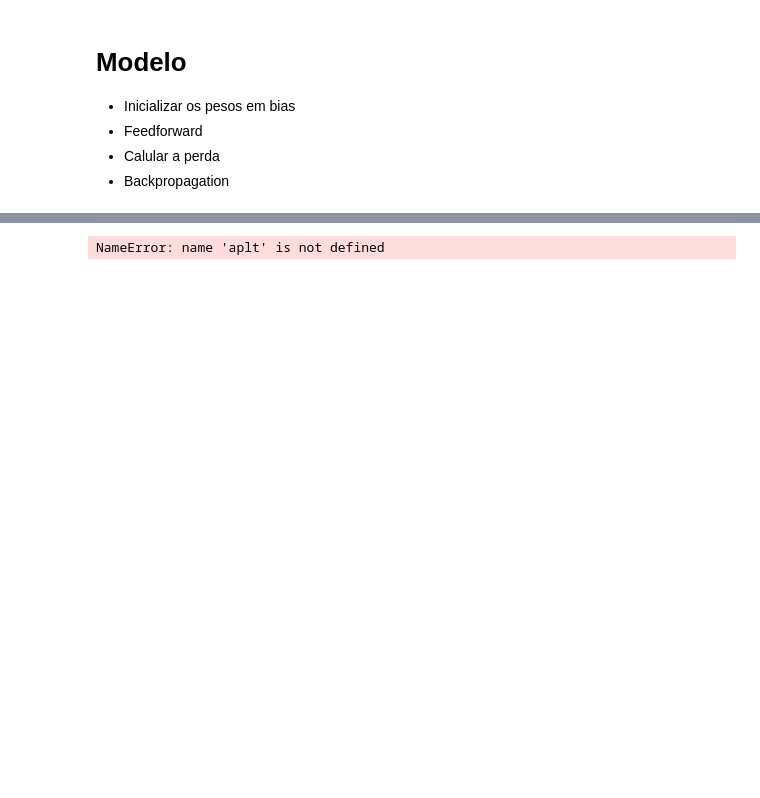
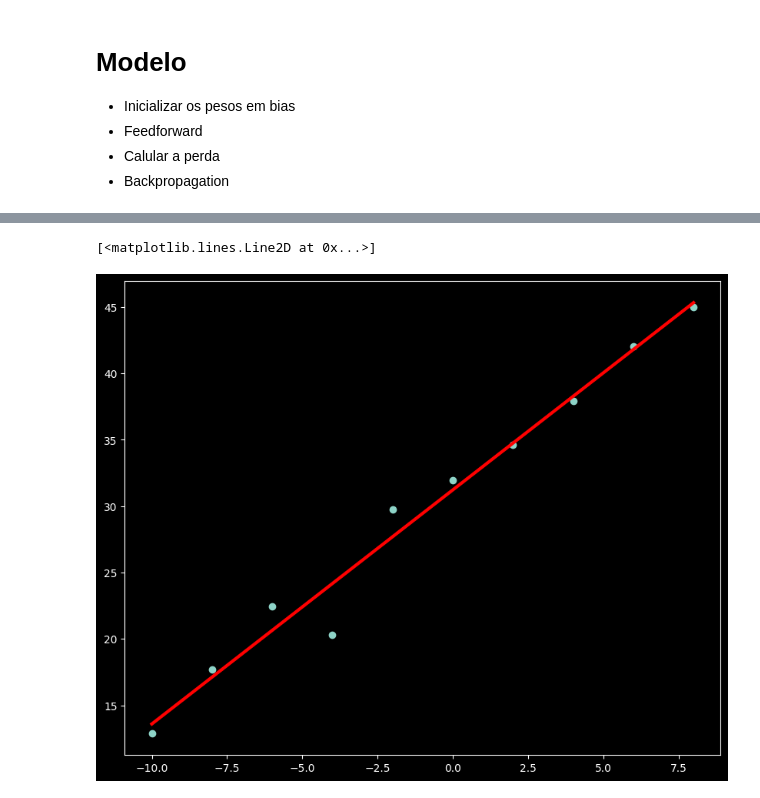
Before and after one commit to EduardoSilvaDiniz/rede-neural, a Jupyter notebook: src/#01.ipynb, the cells around one changed output, grey strips where cells are left out. Drawn from its saved outputs; the diff is of its cells as text; code cells hidden in the pictures; blank space fills up the shorter version.

```diff
--- a/src/#01.ipynb
+++ b/src/#01.ipynb
@@ -85,6 +85,6 @@ w = np.random.randn(1)
 b = np.zeros(1)
 
 # Treinando modelo
-w, b = model_fit(x, y, w, b, epochs=500, learning_rate=0.029)
+w, b = model_fit(x, y, w, b, epochs=1000, learning_rate=0.029)
 print(f'w: {w[0]:.3f}, b: {b[0]:.3f}')
 # %% [output]
@@ -102,5 +108,6 @@ w: 1.622, b: 30.791
 # %%
-aplt.scatter(x, y)
+plt.scatter(x, y)
 plt.plot(x, get_linear_curve(x, w, b), 'r', lw=3)
 # %% [output]
-NameError: name 'aplt' is not defined
+[<matplotlib.lines.Line2D at 0x...>]
+[figure, added]
```
Also changed, not shown: parts of 4 cells of this notebook, 1 other file.
